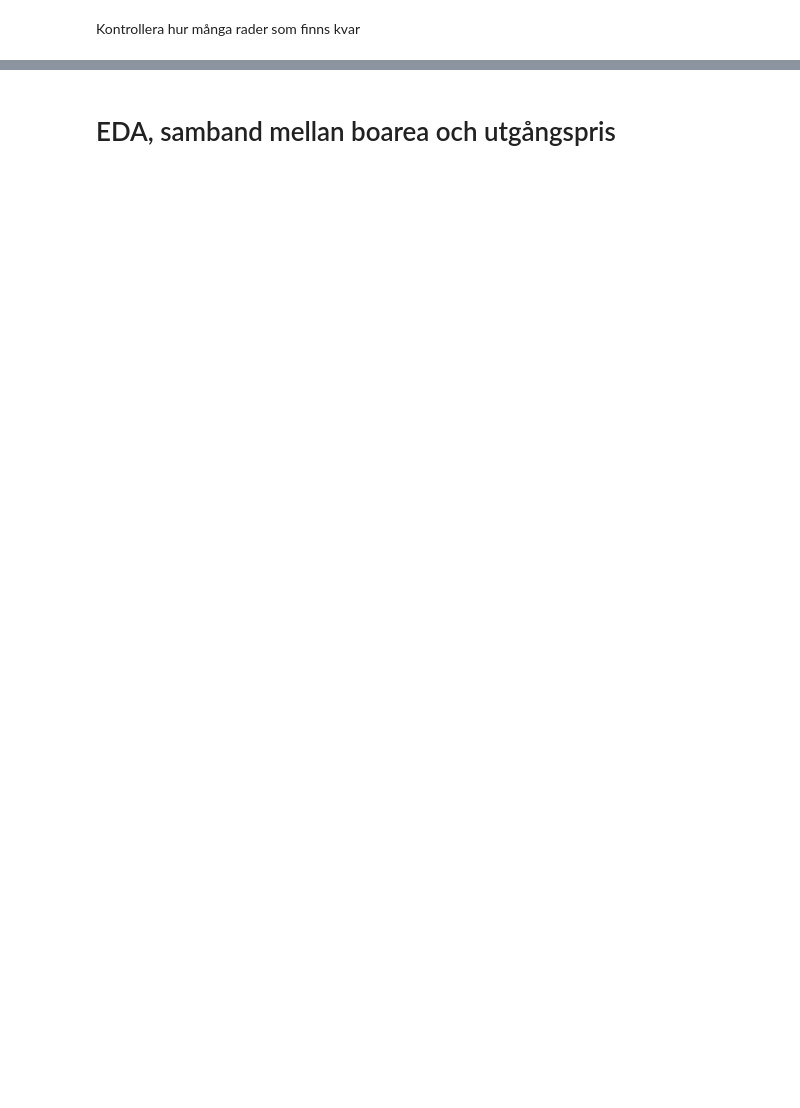
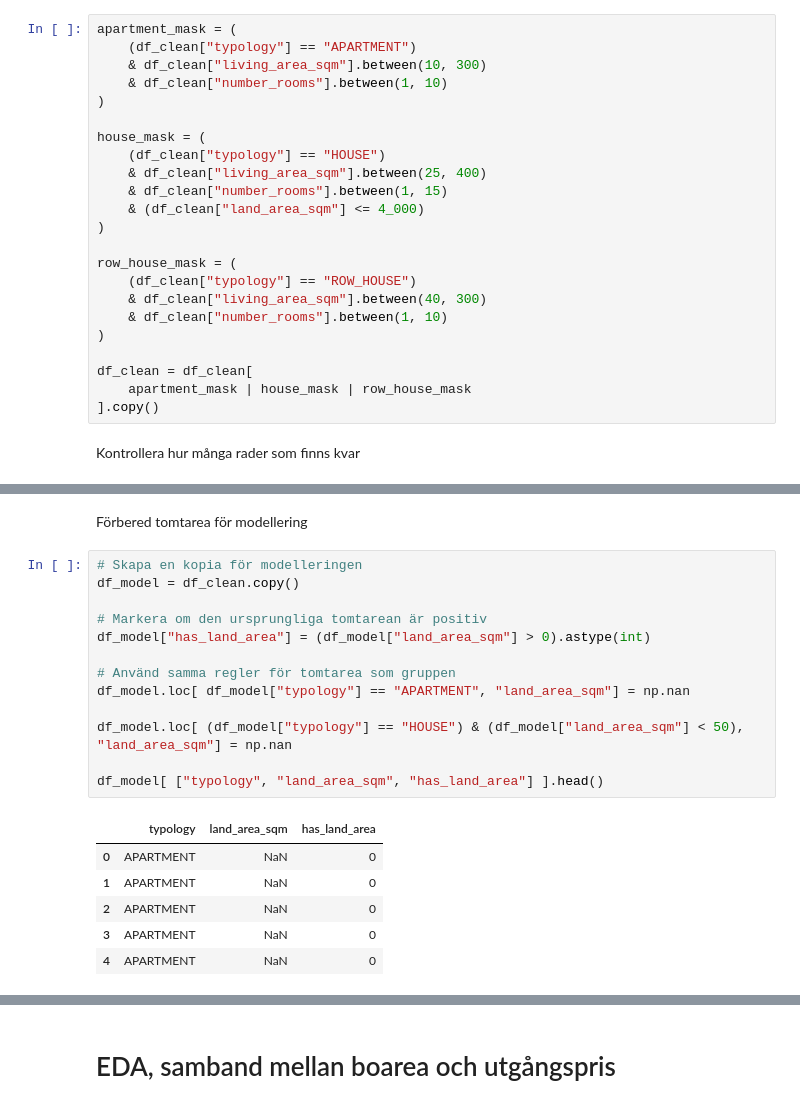
Before and after one commit to Mezea11/bostadskollen, a Jupyter notebook: notebooks/H2-living-area.ipynb, the cells around one changed output, grey strips where cells are left out. Drawn from its saved outputs; the diff is of its cells as text; blank space fills up the shorter version.

```diff
--- a/notebooks/H2-living-area.ipynb
+++ b/notebooks/H2-living-area.ipynb
@@ -94,3 +124,26 @@ df_clean = df[(df["living_area_sqm"] > 0) & (df["number_rooms"] > 0) & (df["typo
+# %%
+apartment_mask = (
+    (df_clean["typology"] == "APARTMENT")
+    & df_clean["living_area_sqm"].between(10, 300)
+    & df_clean["number_rooms"].between(1, 10)
+)
+
+house_mask = (
+    (df_clean["typology"] == "HOUSE")
+    & df_clean["living_area_sqm"].between(25, 400)
+    & df_clean["number_rooms"].between(1, 15)
+    & (df_clean["land_area_sqm"] <= 4_000)
+)
+
+row_house_mask = (
+    (df_clean["typology"] == "ROW_HOUSE")
+    & df_clean["living_area_sqm"].between(40, 300)
+    & df_clean["number_rooms"].between(1, 10)
+)
+
+df_clean = df_clean[
+    apartment_mask | house_mask | row_house_mask
+].copy()
 # %% [markdown]
 Kontrollera hur många rader som finns kvar
 # %%
@@ -114 +166,23 @@ ROW_HOUSE     586
 Name: count, dtype: int64
+# %% [markdown]
+Förbered tomtarea för modellering
+# %%
+# Skapa en kopia för modelleringen
+df_model = df_clean.copy()
+
+# Markera om den ursprungliga tomtarean är positiv
+df_model["has_land_area"] = (df_model["land_area_sqm"] > 0).astype(int)
+
+# Använd samma regler för tomtarea som gruppen
+df_model.loc[ df_model["typology"] == "APARTMENT", "land_area_sqm"] = np.nan
+
+df_model.loc[ (df_model["typology"] == "HOUSE") & (df_model["land_area_sqm"] < 50), "land_area_sqm"] = np.nan
+
+df_model[ ["typology", "land_area_sqm", "has_land_area"] ].head()
+# %% [output]
+|  | typology | land_area_sqm | has_land_area |
+| 0 | APARTMENT | NaN | 0 |
+| 1 | APARTMENT | NaN | 0 |
+| 2 | APARTMENT | NaN | 0 |
+| 3 | APARTMENT | NaN | 0 |
+| 4 | APARTMENT | NaN | 0 |
```
Also changed, not shown: parts of 16 cells of this notebook.
